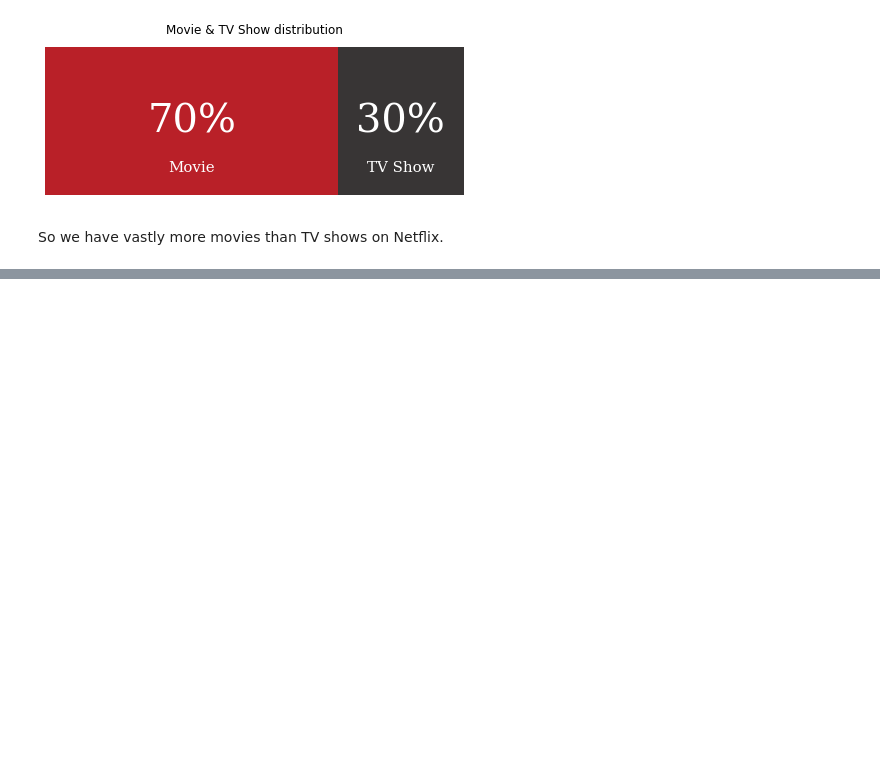
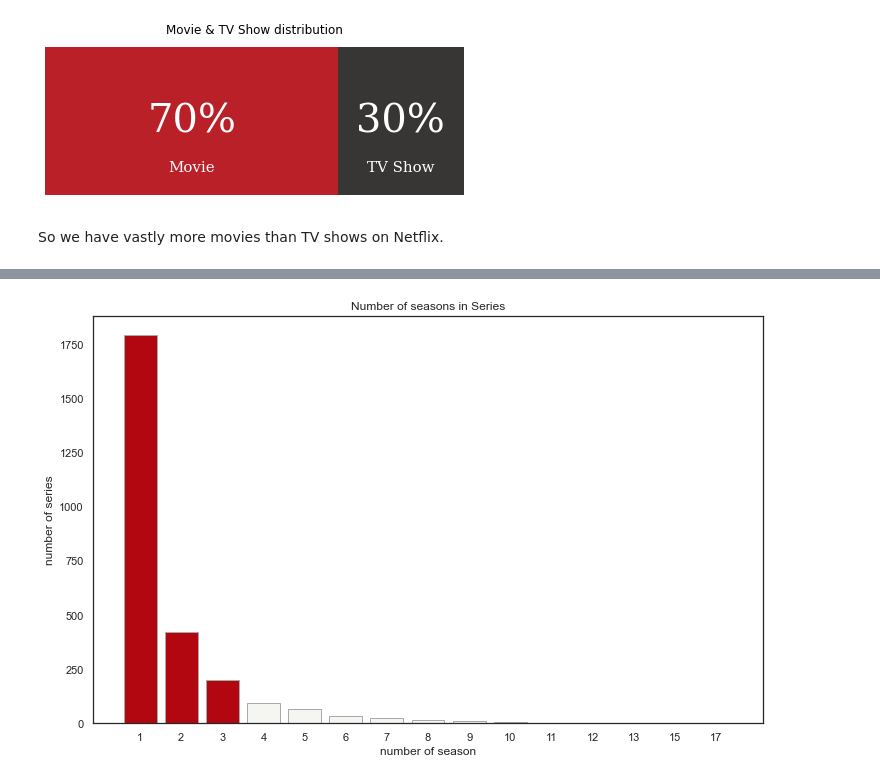
Before and after one commit to keyhanRayati/NetflixProject, a Jupyter notebook: project.ipynb, the cells around one changed output, grey strips where cells are left out. Drawn from its saved outputs; the diff is of its cells as text; code cells hidden in the pictures; blank space fills up the shorter version.

```diff
--- a/project.ipynb
+++ b/project.ipynb
@@ -179,0 +253,19 @@ So we have vastly more movies than TV shows on Netflix.
+# %%
+from collections import Counter
+durationSeries =  df[df['type'] == 'TV Show']['duration_time']
+durationSeriesList  = durationSeries.tolist()
+res2 = [eval(i) for i in durationSeriesList]
+resSeries = dict(Counter(res2))
+df_Series = pd.DataFrame(resSeries.items(), columns=['number', 'count'])
+df_Series.sort_values(by = ['number'] , inplace= True)
+list_string = map(str, list(df_Series.number))
+plt.figure(figsize = (12,7.5))
+plt.title('Number of seasons in Series')
+plt.xlabel('number of season')
+plt.ylabel('number of series')
+colors = ['#b20710'] * 3
+colors.extend(['#f5f5f1'] * 14)
+plt.bar(list(list_string) , df_Series['count'] , color = colors , edgecolor = 'darkgray' )
+plt.show()
+# %% [output]
+[figure, added]
```
Also changed, not shown: parts of 15 cells of this notebook, 2 other files.
